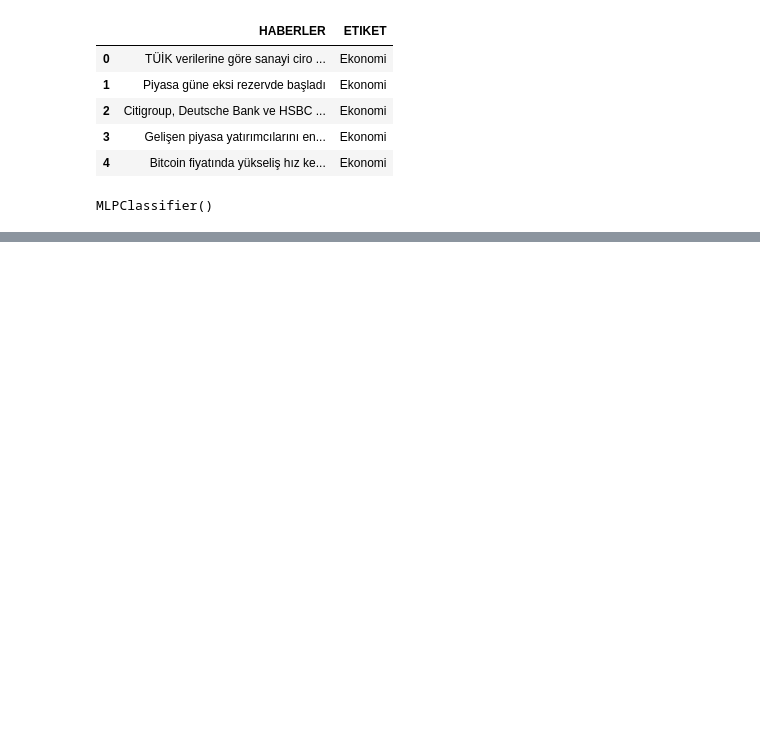
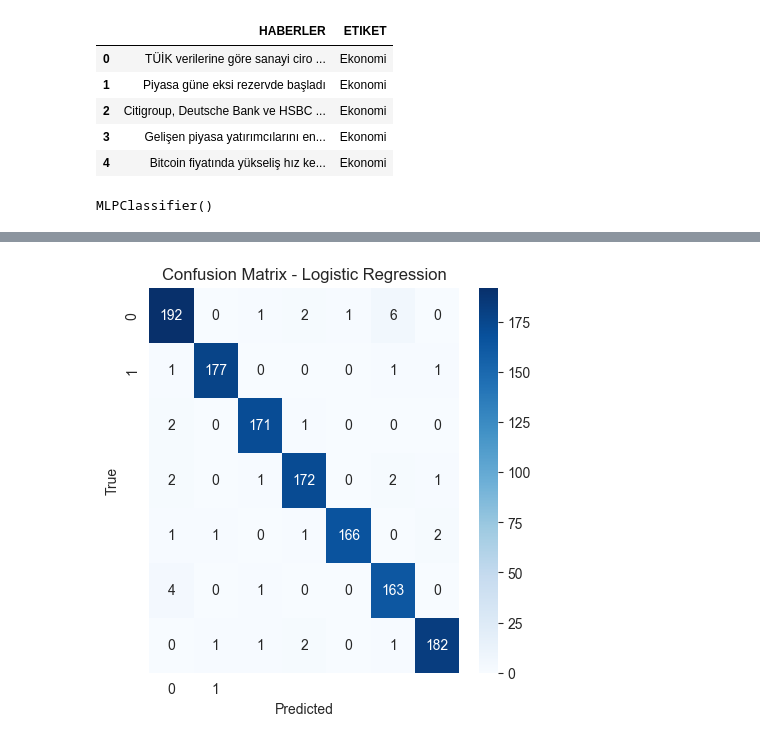
Before and after one commit to hsynalv/Turkish-News-Classifier, a Jupyter notebook: proje.ipynb, the cells around one changed output, grey strips where cells are left out. Drawn from its saved outputs; the diff is of its cells as text; code cells hidden in the pictures; blank space fills up the shorter version.

```diff
--- a/proje.ipynb
+++ b/proje.ipynb
@@ -123,0 +125,4 @@ weighted avg       0.97      0.97      0.97      1260
+# %%
+plot_confusion_matrix(y_test, lr_preds, 'Logistic Regression')
+# %% [output]
+[figure, added]
```
Also changed, not shown: parts of 9 cells of this notebook.
